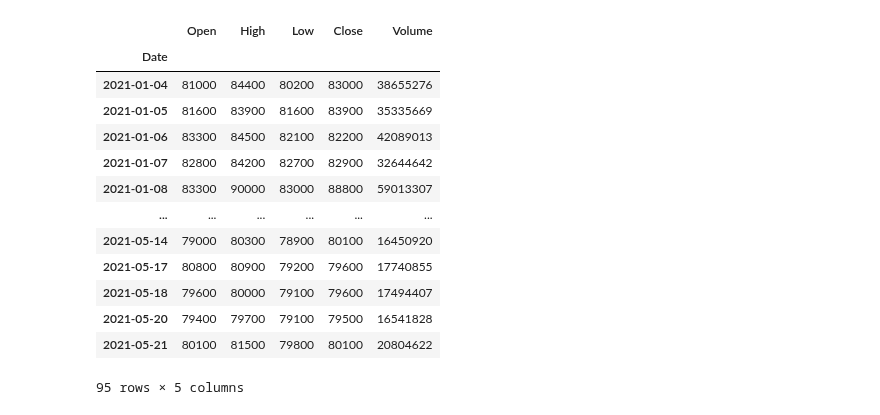
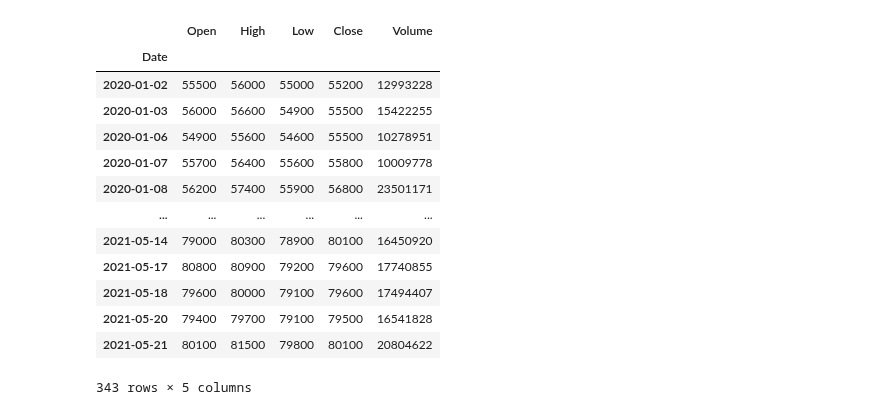
Before and after one commit to yeonghun00/stock-notes, a Jupyter notebook: techincals.ipynb, the cells around one changed output. Saved outputs shown, nothing was run; the diff lists cells and outputs as text; code cells hidden in the pictures.

```diff
--- a/techincals.ipynb
+++ b/techincals.ipynb
@@ -64,21 +64,21 @@ class Stock:
 # %%
 code = '005930'
 
 stock = Stock(code)
-df = stock.get_price('20210101')
+df = stock.get_price('20200101')
 df
 # %% [output]
 |  | Open | High | Low | Close | Volume |
 | Date |  |  |  |  |  |
-| 2021-01-04 | 81000 | 84400 | 80200 | 83000 | 38655276 |
-| 2021-01-05 | 81600 | 83900 | 81600 | 83900 | 35335669 |
-| 2021-01-06 | 83300 | 84500 | 82100 | 82200 | 42089013 |
-| 2021-01-07 | 82800 | 84200 | 82700 | 82900 | 32644642 |
-| 2021-01-08 | 83300 | 90000 | 83000 | 88800 | 59013307 |
+| 2020-01-02 | 55500 | 56000 | 55000 | 55200 | 12993228 |
+| 2020-01-03 | 56000 | 56600 | 54900 | 55500 | 15422255 |
+| 2020-01-06 | 54900 | 55600 | 54600 | 55500 | 10278951 |
+| 2020-01-07 | 55700 | 56400 | 55600 | 55800 | 10009778 |
+| 2020-01-08 | 56200 | 57400 | 55900 | 56800 | 23501171 |
 | ... | ... | ... | ... | ... | ... |
 | 2021-05-14 | 79000 | 80300 | 78900 | 80100 | 16450920 |
 | 2021-05-17 | 80800 | 80900 | 79200 | 79600 | 17740855 |
 | 2021-05-18 | 79600 | 80000 | 79100 | 79600 | 17494407 |
 | 2021-05-20 | 79400 | 79700 | 79100 | 79500 | 16541828 |
 | 2021-05-21 | 80100 | 81500 | 79800 | 80100 | 20804622 |
-95 rows × 5 columns
+343 rows × 5 columns
```
Also changed, not shown: parts of 4 cells of this notebook.
